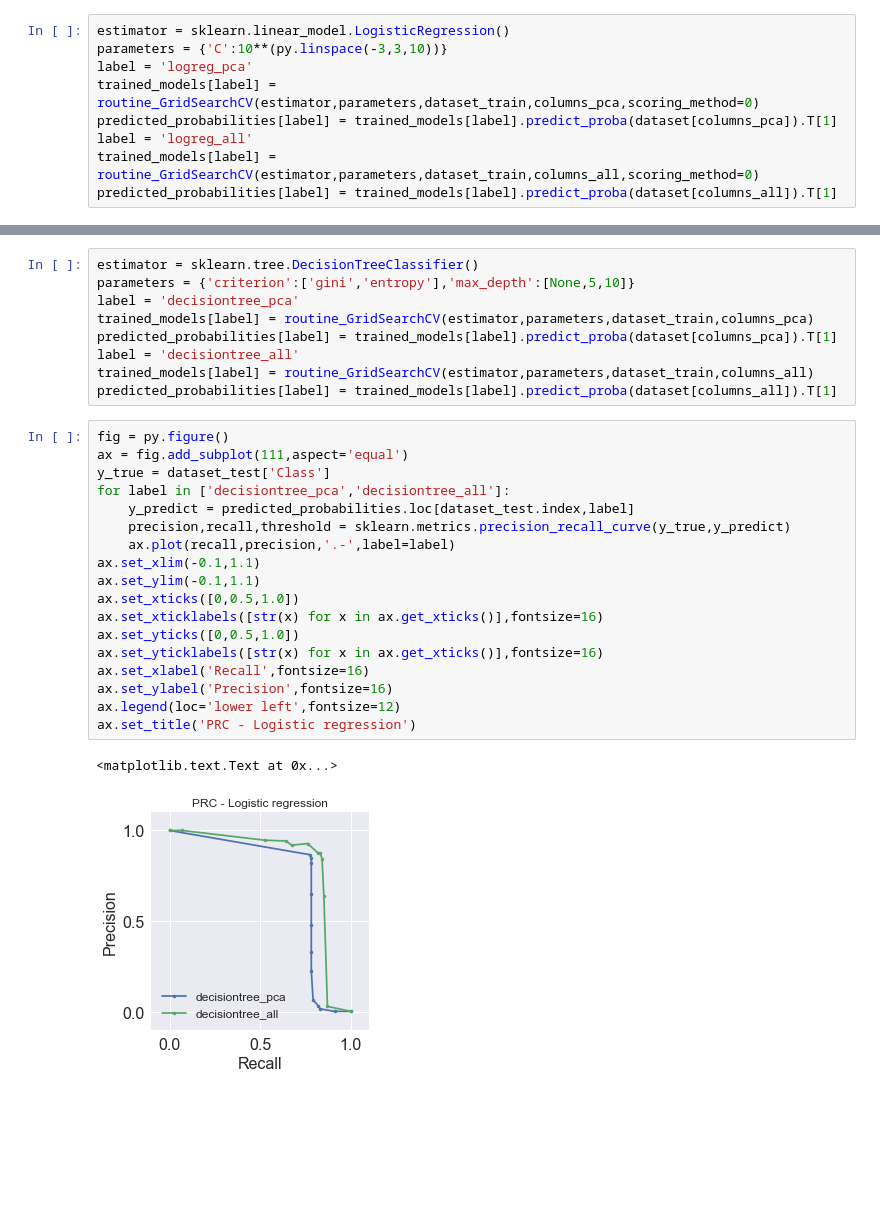
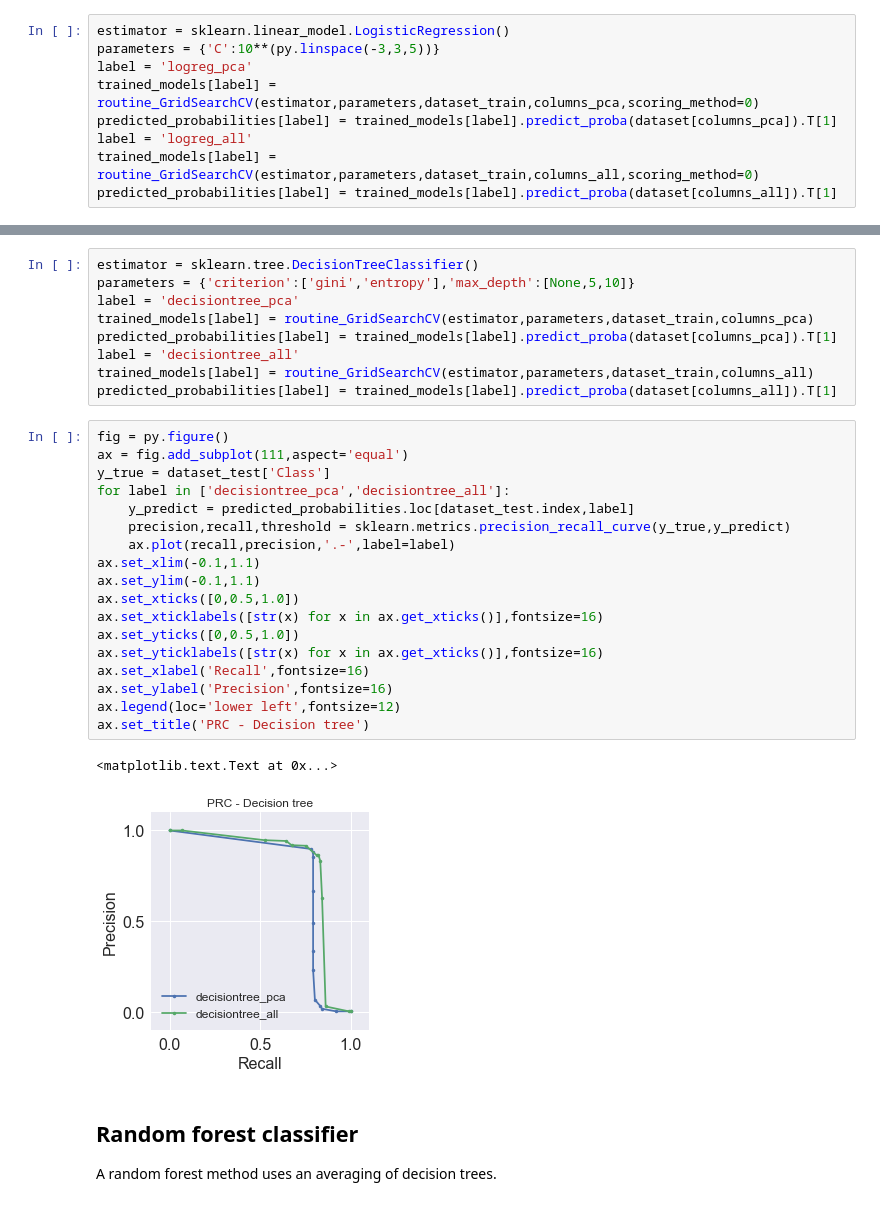
Before and after one commit to tiagobbatalhao/credit_card_fraud, a Jupyter notebook: ForExperian.ipynb, the cells around one changed output, grey strips where cells are left out. Drawn from its saved outputs; the diff is of its cells as text; blank space fills up the shorter version.

```diff
--- a/ForExperian.ipynb
+++ b/ForExperian.ipynb
@@ -401,7 +408,7 @@ def routine_GridSearchCV(estimator,parameters,dataset,columns,scoring_method=0):
 Before trying more 'fancy' models, I will look at a simple logistic regression to serve as a benchmark. A simpler model of the logistic regression will actually only use the PCA variables.
 # %%
 estimator = sklearn.linear_model.LogisticRegression()
-parameters = {'C':10**(py.linspace(-3,3,10))}
+parameters = {'C':10**(py.linspace(-3,3,5))}
 label = 'logreg_pca'
 trained_models[label] = routine_GridSearchCV(estimator,parameters,dataset_train,columns_pca,scoring_method=0)
 predicted_probabilities[label] = trained_models[label].predict_proba(dataset[columns_pca]).T[1]
@@ -479,21 +486,25 @@ predicted_probabilities[label] = trained_models[label].predict_proba(dataset[col
 # %%
 fig = py.figure()
 ax = fig.add_subplot(111,aspect='equal')
 y_true = dataset_test['Class']
 for label in ['decisiontree_pca','decisiontree_all']:
     y_predict = predicted_probabilities.loc[dataset_test.index,label]
     precision,recall,threshold = sklearn.metrics.precision_recall_curve(y_true,y_predict)
     ax.plot(recall,precision,'.-',label=label)
 ax.set_xlim(-0.1,1.1)
 ax.set_ylim(-0.1,1.1)
 ax.set_xticks([0,0.5,1.0])
 ax.set_xticklabels([str(x) for x in ax.get_xticks()],fontsize=16)
 ax.set_yticks([0,0.5,1.0])
 ax.set_yticklabels([str(x) for x in ax.get_xticks()],fontsize=16)
 ax.set_xlabel('Recall',fontsize=16)
 ax.set_ylabel('Precision',fontsize=16)
 ax.legend(loc='lower left',fontsize=12)
-ax.set_title('PRC - Logistic regression')
+ax.set_title('PRC - Decision tree')
 # %% [output]
 <matplotlib.text.Text at 0x...>
-[figure, old version]
+[figure, new version]
+# %% [markdown]
+## Random forest classifier
+
+A random forest method uses an averaging of decision trees.
```
Also changed, not shown: parts of 42 cells of this notebook.
